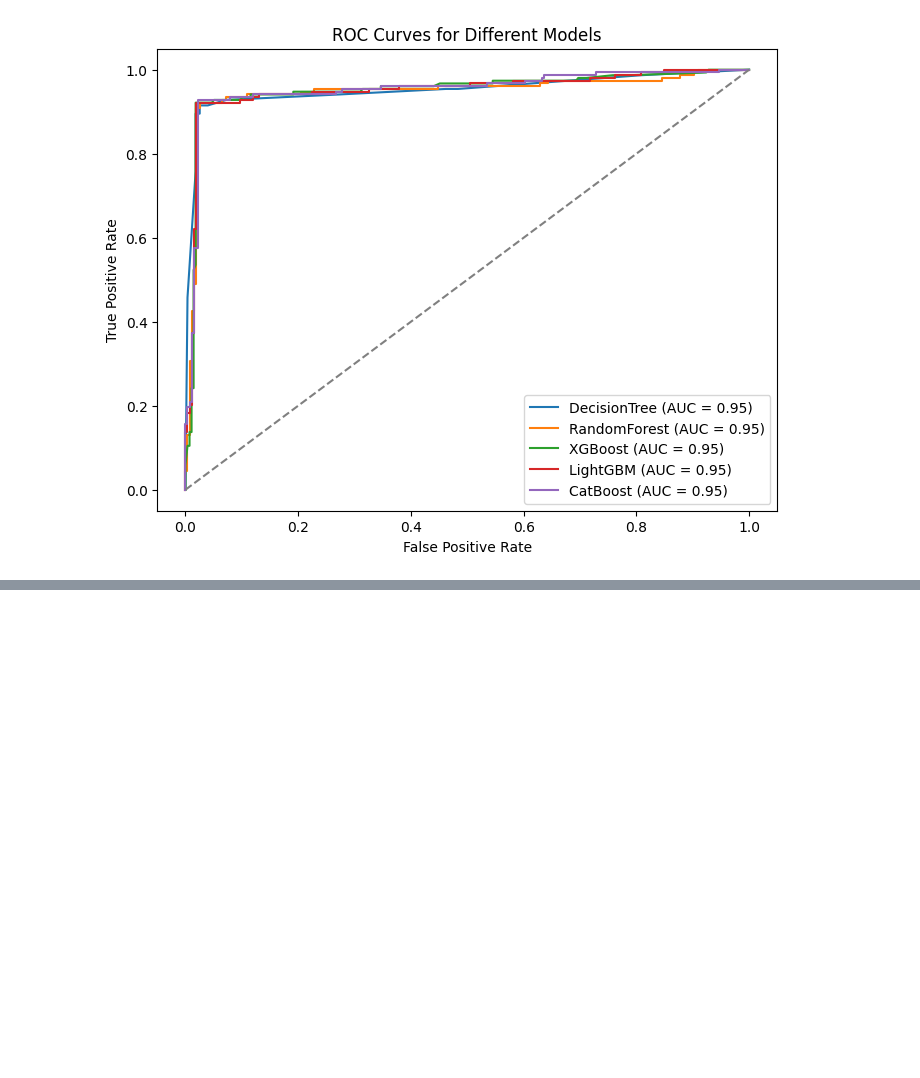
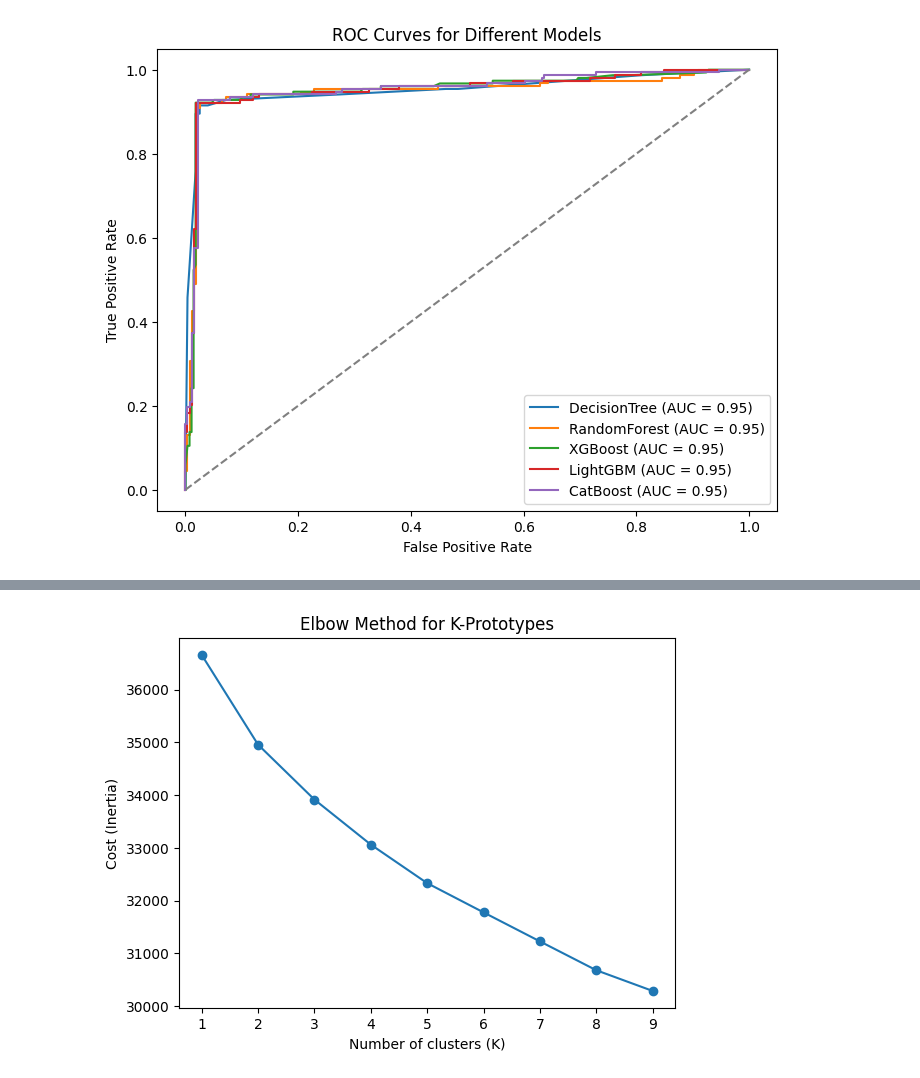
Before and after one commit to Ngoc-Quy-az1/Alzheimer-s-diagnosis, a Jupyter notebook: alzheimer-diagnosis.ipynb, the cells around one changed output, grey strips where cells are left out. Cells and saved outputs as stored; diff of their text form; code cells hidden in the pictures; blank space fills up the shorter version.

```diff
--- a/alzheimer-diagnosis.ipynb
+++ b/alzheimer-diagnosis.ipynb
@@ -631,0 +713,10 @@ plt.show()
+# %%
+d = [0,0,0]
+for i in range(2148):
+    if hdb_labels[i] == 0:
+        d[0] += 1
+    elif hdb_labels[i] == 1:
+        d[1] += 1
+    else:
+        d[2] += 1
+print(d)
@@ -631,0 +842,40 @@ plt.show()
+# %%
+from kmodes.kprototypes import KPrototypes
+import matplotlib.pyplot as plt
+from sklearn.preprocessing import StandardScaler
+
+costs = []
+K_range = range(1, 10)
+data = np.array(x)
+categorical_columns = [1,2,3,5,10,11,12,13,14,15,24,25,27,28,29,30,31]
+
+all_columns = list(range(data.shape[1]))
+numerical_columns = [i for i in all_columns if i not in categorical_columns]
+
+numerical_data = data[:, numerical_columns].astype(float)
+categorical_data = data[:, categorical_columns]
+
+scaler = StandardScaler()
+numerical_scaled = scaler.fit_transform(numerical_data)
+
+final_data = np.empty_like(data, dtype=object)
+
+for i, col in enumerate(numerical_columns):
+    final_data[:, col] = numerical_scaled[:, i]
+
+for i, col in enumerate(categorical_columns):
+    final_data[:, col] = categorical_data[:, i]
+
+
+for k in K_range:
+    kproto = KPrototypes(n_clusters=k, init='Huang', random_state=42)
+    kproto.fit_predict(final_data, categorical=categorical_columns)
+    costs.append(kproto.cost_)
+
+plt.plot(K_range, costs, marker='o')
+plt.xlabel('Number of clusters (K)')
+plt.ylabel('Cost (Inertia)')
+plt.title('Elbow Method for K-Prototypes')
+plt.show()
+# %% [output]
+[figure, added]
```
Also changed, not shown: parts of 27 cells of this notebook.
